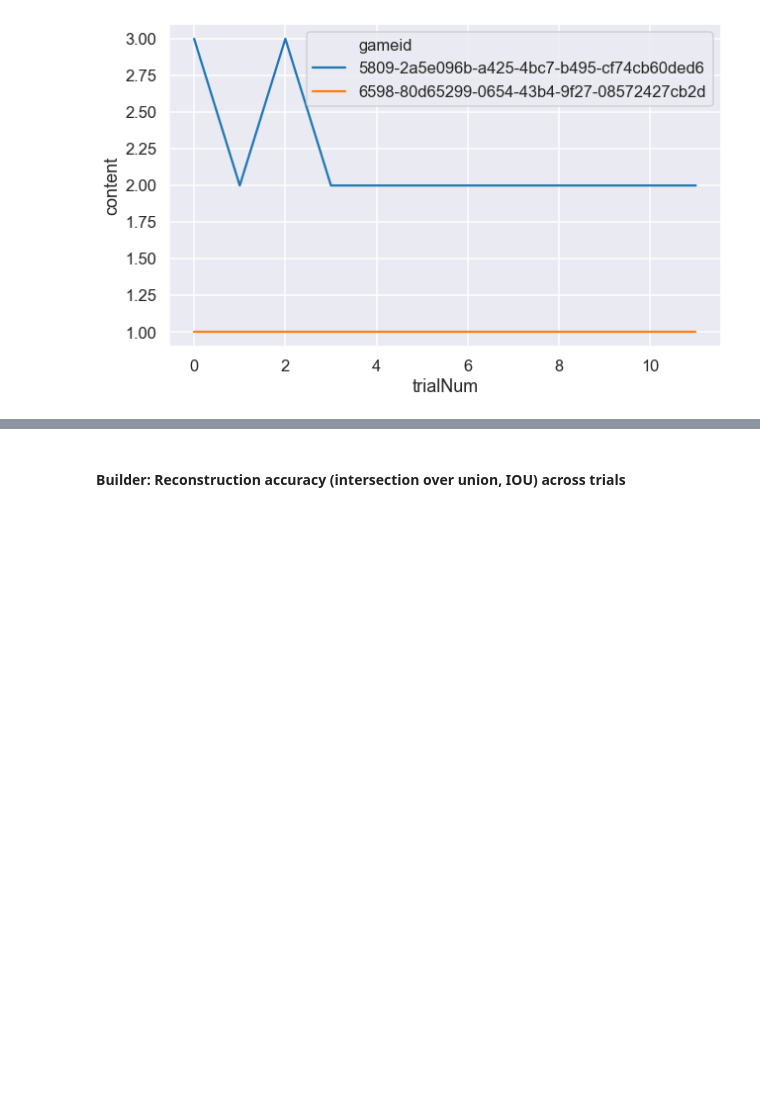
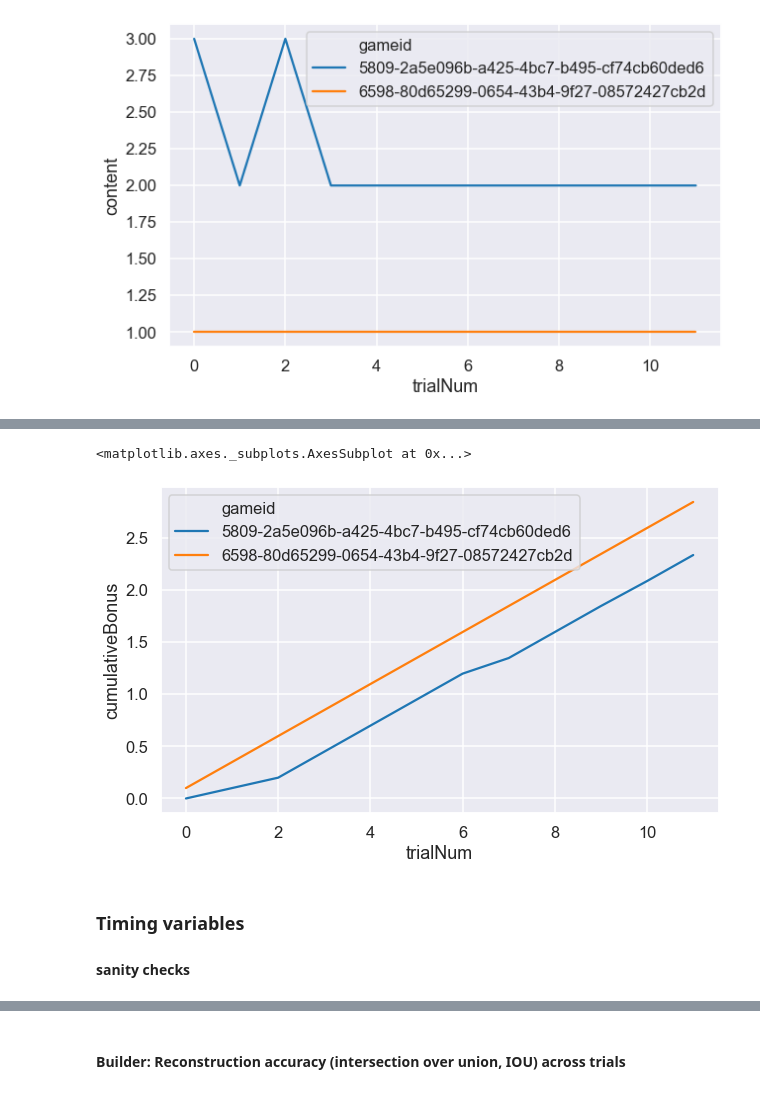
Before and after one commit to cogtoolslab/compositional-abstractions, a Jupyter notebook: analysis/compabs_analysis_p3.ipynb, the cells around one changed output, grey strips where cells are left out. Cells and saved outputs as stored; diff of their text form; code cells hidden in the pictures; blank space fills up the shorter version.

Commit message:
refactor analyis notebook, timing sanity checks

```diff
--- a/analysis/compabs_analysis_p3.ipynb
+++ b/analysis/compabs_analysis_p3.ipynb
@@ -423,0 +390,12 @@ Text(0, 0.5, 'Average Time elapsed, Architect')
+# %%
+# bonus across trials
+
+plt.figure(figsize=(10,6))
+sns.lineplot(data=df_trial[~df_trial.practice], x='trialNum', y='cumulativeBonus', hue='gameid')
+# %% [output]
+<matplotlib.axes._subplots.AxesSubplot at 0x...>
+[figure, added]
+# %% [markdown]
+### Timing variables
+
+#### sanity checks
```
Also changed, not shown: parts of 53 cells of this notebook.
